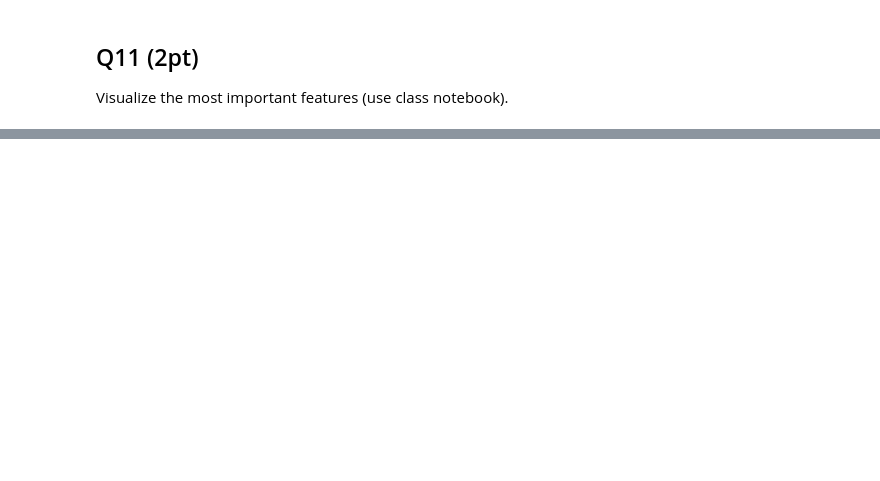
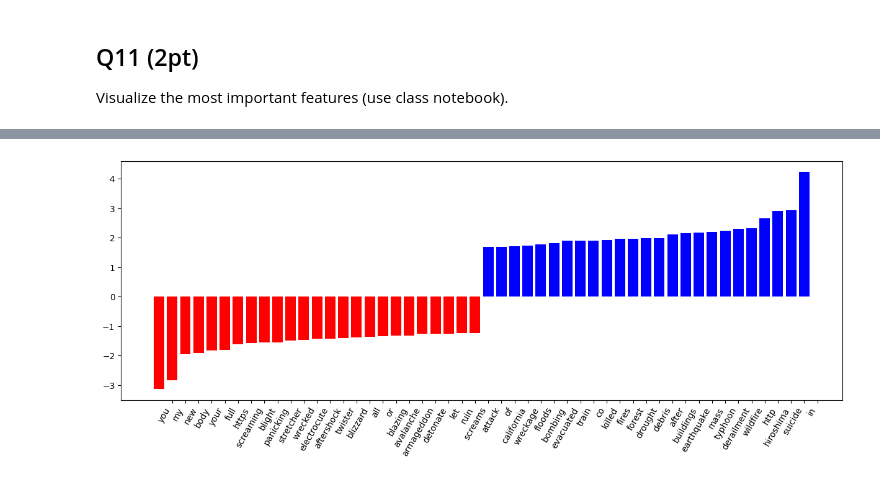
Before and after one commit to Nick-Azzarano/Machine-Learning-Practice, a Jupyter notebook: Spring2025/Homeworks/HW4_Azzarano_Nick.ipynb, the cells around one changed output, grey strips where cells are left out. Saved outputs shown, nothing was run; the diff lists cells and outputs as text; code cells hidden in the pictures; blank space fills up the shorter version.

```diff
--- a/Spring2025/Homeworks/HW4_Azzarano_Nick.ipynb
+++ b/Spring2025/Homeworks/HW4_Azzarano_Nick.ipynb
@@ -679,0 +706,10 @@ Visualize the most important features (use class notebook).
+# %%
+# The list of words on the left, which should be the most helpful when predicting that
+# a tweet is NOT talking about an emergency, have lots of words that I believe
+# make sense to be in a tweet about an emergency.
+
+# f1 score 0.7626886145404664
+
+visualize(logreg3, TfidfVectorizer2.get_feature_names_out())
+# %% [output]
+[figure, added]
```
Also changed, not shown: parts of 14 cells of this notebook.
